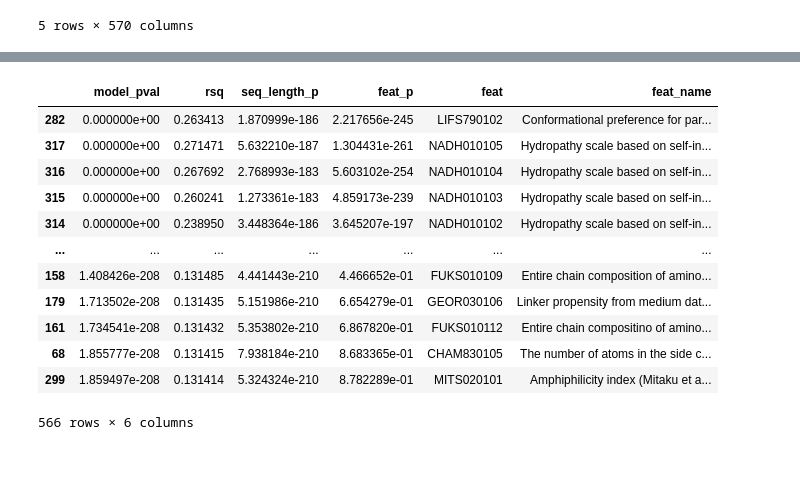
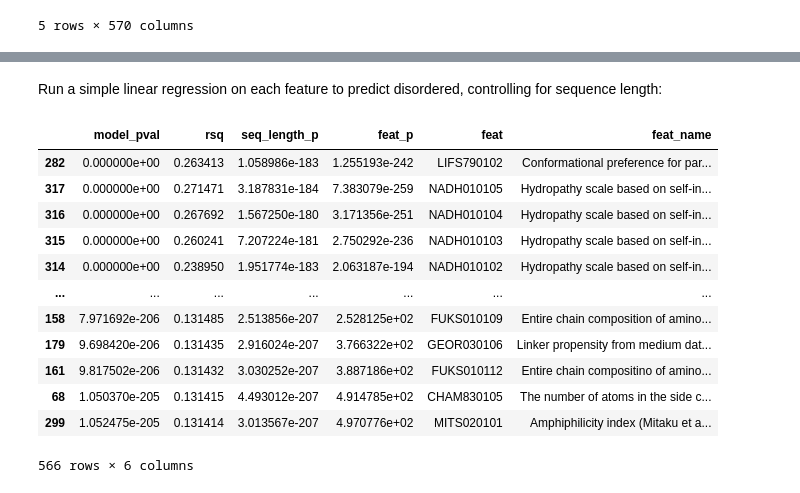
Before and after one commit to austinv11/IDP-Predictor, a Jupyter notebook: aaindex_feature_importance.ipynb, the cells around one changed output, grey strips where cells are left out. Cells and saved outputs as stored; diff of their text form; code cells hidden in the pictures; blank space fills up the shorter version.

Commit message:
Apply bonferroni correction to p-vals

```diff
--- a/aaindex_feature_importance.ipynb
+++ b/aaindex_feature_importance.ipynb
@@ -126,28 +145,31 @@ prepared_data
 6793 rows × 570 columns
+# %% [markdown]
+Run a simple linear regression on each feature to predict disordered, controlling for sequence length:
 # %%
 # Run models on each feature:
 feature_pvals = []
+bonferroni_correction = len(aa_index_feats)
 for feat in aa_index_feats:
     # Note there didn't appear to be much of an effect from taxa
     selected_data = prepared_data[['is_disordered', 'seq_length', feat + '_avg']]
     model = ols(f"is_disordered ~ seq_length + {feat + '_avg'}", data=selected_data)
     results = model.fit()
-    feature_pvals.append({'model_pval': results.f_pvalue, 'rsq': results.rsquared, 'seq_length_p': results.pvalues[1], 'feat_p': results.pvalues[2], 'feat': feat, 'feat_name': aaindex[feat]['description']})
+    feature_pvals.append({'model_pval': results.f_pvalue*bonferroni_correction, 'rsq': results.rsquared, 'seq_length_p': results.pvalues[1]*bonferroni_correction, 'feat_p': results.pvalues[2]*bonferroni_correction, 'feat': feat, 'feat_name': aaindex[feat]['description']})
 
 all_results = pd.DataFrame.from_dict(feature_pvals)
 all_results.sort_values(by='model_pval', inplace=True)
 all_results
 # %% [output]
 |  | model_pval | rsq | seq_length_p | feat_p | feat | feat_name |
-| 282 | 0.000000e+00 | 0.263413 | 1.870999e-186 | 2.217656e-245 | LIFS790102 | Conformational preference for par... |
-| 317 | 0.000000e+00 | 0.271471 | 5.632210e-187 | 1.304431e-261 | NADH010105 | Hydropathy scale based on self-in... |
-| 316 | 0.000000e+00 | 0.267692 | 2.768993e-183 | 5.603102e-254 | NADH010104 | Hydropathy scale based on self-in... |
-| 315 | 0.000000e+00 | 0.260241 | 1.273361e-183 | 4.859173e-239 | NADH010103 | Hydropathy scale based on self-in... |
-| 314 | 0.000000e+00 | 0.238950 | 3.448364e-186 | 3.645207e-197 | NADH010102 | Hydropathy scale based on self-in... |
+| 282 | 0.000000e+00 | 0.263413 | 1.058986e-183 | 1.255193e-242 | LIFS790102 | Conformational preference for par... |
+| 317 | 0.000000e+00 | 0.271471 | 3.187831e-184 | 7.383079e-259 | NADH010105 | Hydropathy scale based on self-in... |
+| 316 | 0.000000e+00 | 0.267692 | 1.567250e-180 | 3.171356e-251 | NADH010104 | Hydropathy scale based on self-in... |
+| 315 | 0.000000e+00 | 0.260241 | 7.207224e-181 | 2.750292e-236 | NADH010103 | Hydropathy scale based on self-in... |
+| 314 | 0.000000e+00 | 0.238950 | 1.951774e-183 | 2.063187e-194 | NADH010102 | Hydropathy scale based on self-in... |
 | ... | ... | ... | ... | ... | ... | ... |
-| 158 | 1.408426e-208 | 0.131485 | 4.441443e-210 | 4.466652e-01 | FUKS010109 | Entire chain composition of amino... |
-| 179 | 1.713502e-208 | 0.131435 | 5.151986e-210 | 6.654279e-01 | GEOR030106 | Linker propensity from medium dat... |
-| 161 | 1.734541e-208 | 0.131432 | 5.353802e-210 | 6.867820e-01 | FUKS010112 | Entire chain compositino of amino... |
-| 68 | 1.855777e-208 | 0.131415 | 7.938184e-210 | 8.683365e-01 | CHAM830105 | The number of atoms in the side c... |
-| 299 | 1.859497e-208 | 0.131414 | 5.324324e-210 | 8.782289e-01 | MITS020101 | Amphiphilicity index (Mitaku et a... |
+| 158 | 7.971692e-206 | 0.131485 | 2.513856e-207 | 2.528125e+02 | FUKS010109 | Entire chain composition of amino... |
+| 179 | 9.698420e-206 | 0.131435 | 2.916024e-207 | 3.766322e+02 | GEOR030106 | Linker propensity from medium dat... |
+| 161 | 9.817502e-206 | 0.131432 | 3.030252e-207 | 3.887186e+02 | FUKS010112 | Entire chain compositino of amino... |
+| 68 | 1.050370e-205 | 0.131415 | 4.493012e-207 | 4.914785e+02 | CHAM830105 | The number of atoms in the side c... |
+| 299 | 1.052475e-205 | 0.131414 | 3.013567e-207 | 4.970776e+02 | MITS020101 | Amphiphilicity index (Mitaku et a... |
 566 rows × 6 columns
```
Also changed, not shown: parts of 12 cells of this notebook.
